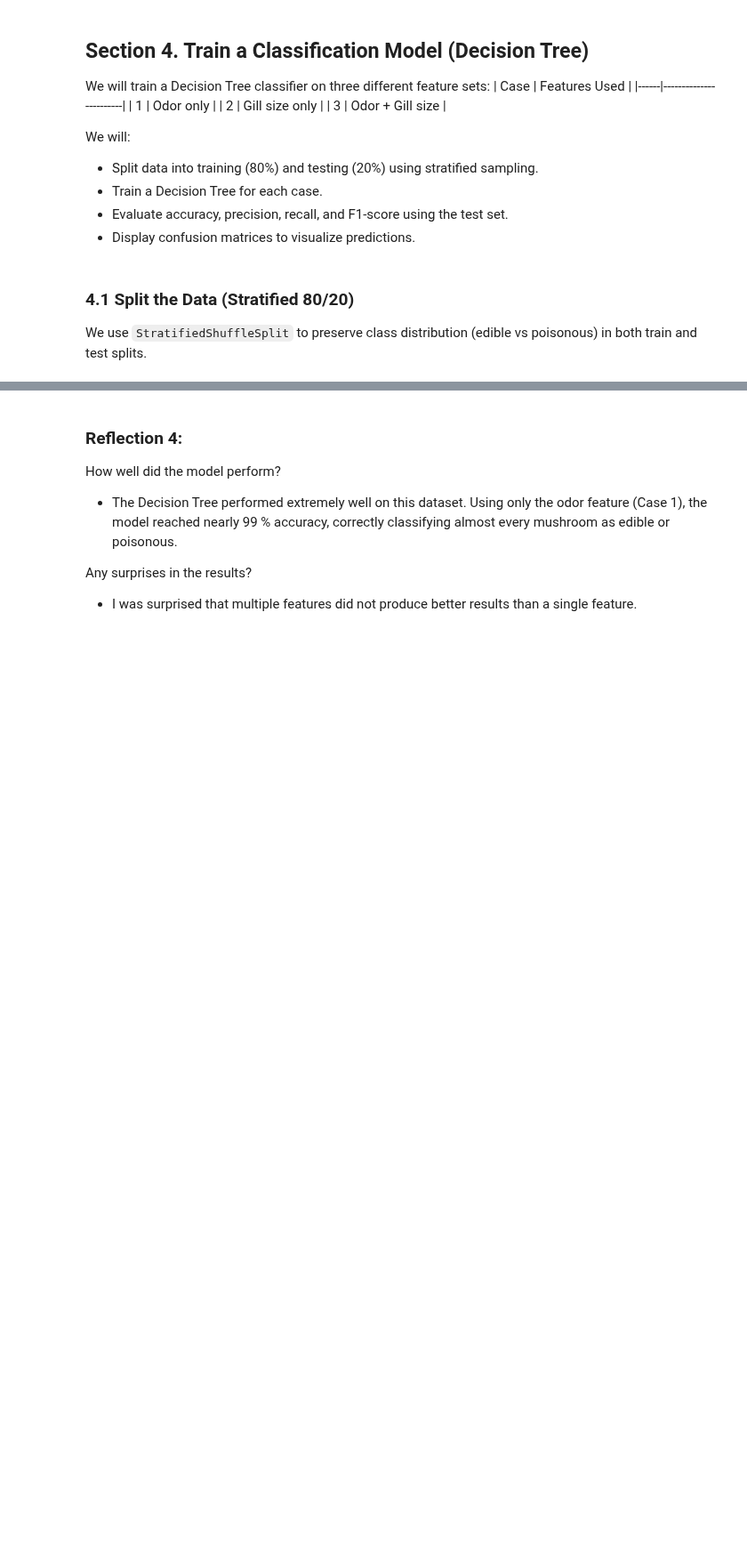
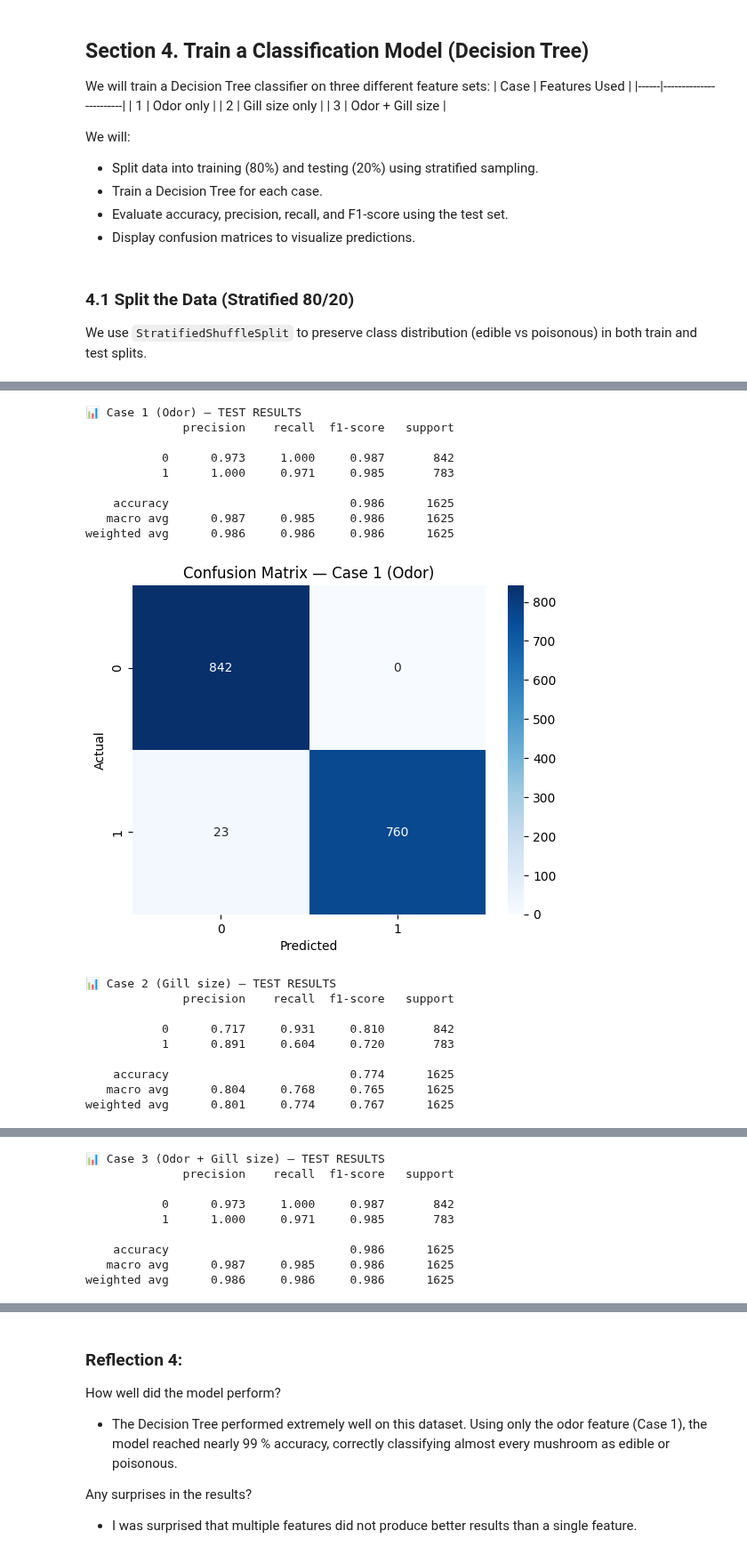
Before and after one commit to BethSpornitz/ml01, a Jupyter notebook: notebooks/midterm/classification_bethspornitz.ipynb, the cells around one changed output, grey strips where cells are left out. Shown at 89% size. Drawn from its saved outputs; the diff is of its cells as text; code cells hidden in the pictures; blank space fills up the shorter version.

```diff
--- a/notebooks/midterm/classification_bethspornitz.ipynb
+++ b/notebooks/midterm/classification_bethspornitz.ipynb
@@ -190,7 +200,7 @@ odor_mapping = {
     'm': 'musty',
     'n': 'none',
     'p': 'pungent',
-    's': 'spicy'
+    's': 'spicy',
 }
 # %%
 # Replace odor codes with full words
@@ -461,0 +403,21 @@ weighted avg      0.986     0.986     0.986      1625
+# %%
+# Helper function to create the Pipeline
+def make_dt_pipeline():
+    try:
+        ohe = OneHotEncoder(handle_unknown='ignore', sparse_output=False)
+    except TypeError:
+        ohe = OneHotEncoder(handle_unknown='ignore', sparse=False)
+
+    return Pipeline([('ohe', ohe), ('clf', DecisionTreeClassifier(random_state=42))])
+
+
+# Create models for all feature cases
+tree_model1 = make_dt_pipeline()
+tree_model2 = make_dt_pipeline()
+tree_model3 = make_dt_pipeline()
+
+tree_model1.fit(X1_train, y1_train)
+tree_model2.fit(X2_train, y2_train)
+tree_model3.fit(X3_train, y3_train)
+
+print("✅ Decision Tree models trained with OneHotEncoder (correctly).")
@@ -461,0 +433,35 @@ weighted avg      0.986     0.986     0.986      1625
+# %%
+def evaluate_case(model, X_test, y_test, case_name):
+    y_pred = model.predict(X_test)
+    print(f"\n📊 {case_name} — TEST RESULTS")
+    print(classification_report(y_test, y_pred, digits=3))
+    sns.heatmap(confusion_matrix(y_test, y_pred), annot=True, fmt='g', cmap='Blues')
+    plt.title(f"Confusion Matrix — {case_name}")
+    plt.xlabel("Predicted")
+    plt.ylabel("Actual")
+    plt.show()
+
+
+evaluate_case(tree_model1, X1_test, y1_test, "Case 1 (Odor)")
+evaluate_case(tree_model2, X2_test, y2_test, "Case 2 (Gill size)")
+evaluate_case(tree_model3, X3_test, y3_test, "Case 3 (Odor + Gill size)")
+# %% [output]
+📊 Case 1 (Odor) — TEST RESULTS
+              precision    recall  f1-score   support
+
+           0      0.973     1.000     0.987       842
+           1      1.000     0.971     0.985       783
+
+    accuracy                          0.986      1625
+   macro avg      0.987     0.985     0.986      1625
+weighted avg      0.986     0.986     0.986      1625
+[figure, added]
+📊 Case 2 (Gill size) — TEST RESULTS
+              precision    recall  f1-score   support
+
+           0      0.717     0.931     0.810       842
+           1      0.891     0.604     0.720       783
+
+    accuracy                          0.774      1625
+   macro avg      0.804     0.768     0.765      1625
+weighted avg      0.801     0.774     0.767      1625
@@ -461,0 +469,9 @@ weighted avg      0.986     0.986     0.986      1625
+📊 Case 3 (Odor + Gill size) — TEST RESULTS
+              precision    recall  f1-score   support
+
+           0      0.973     1.000     0.987       842
+           1      1.000     0.971     0.985       783
+
+    accuracy                          0.986      1625
+   macro avg      0.987     0.985     0.986      1625
+weighted avg      0.986     0.986     0.986      1625
```
Also changed, not shown: parts of 44 cells of this notebook, 7 other files.
